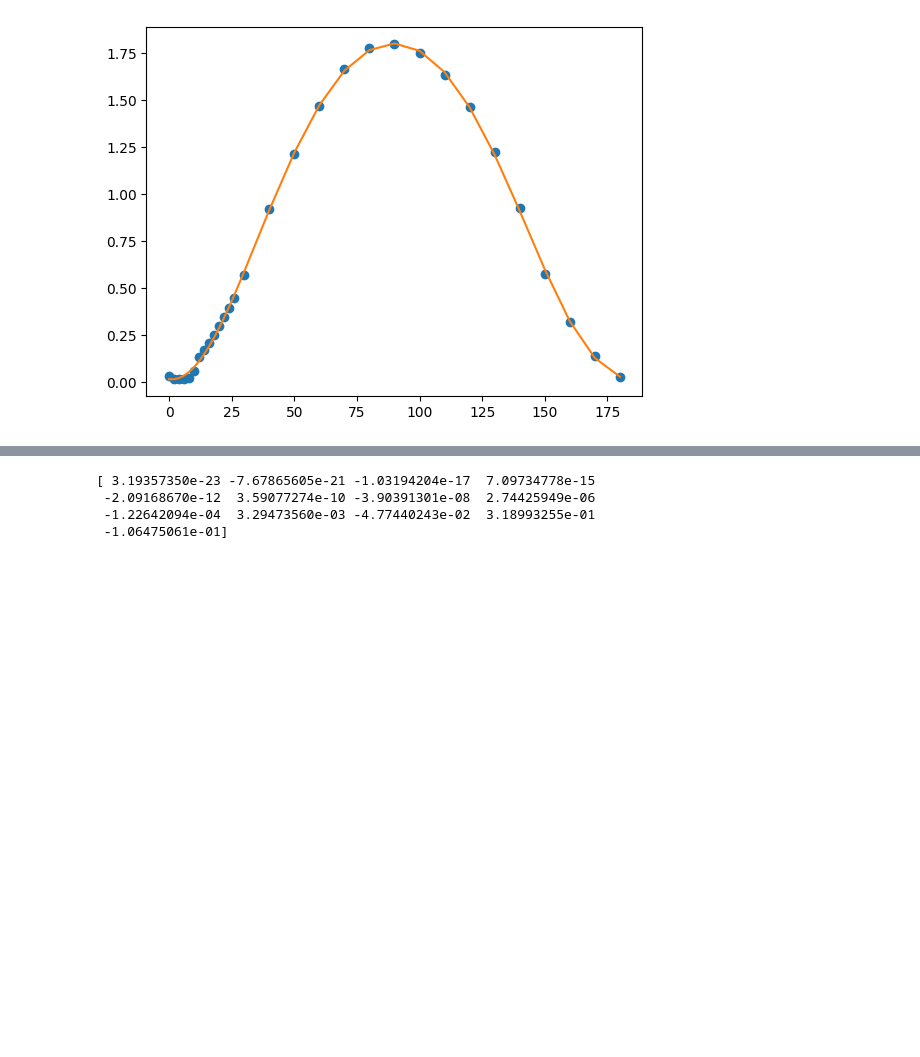
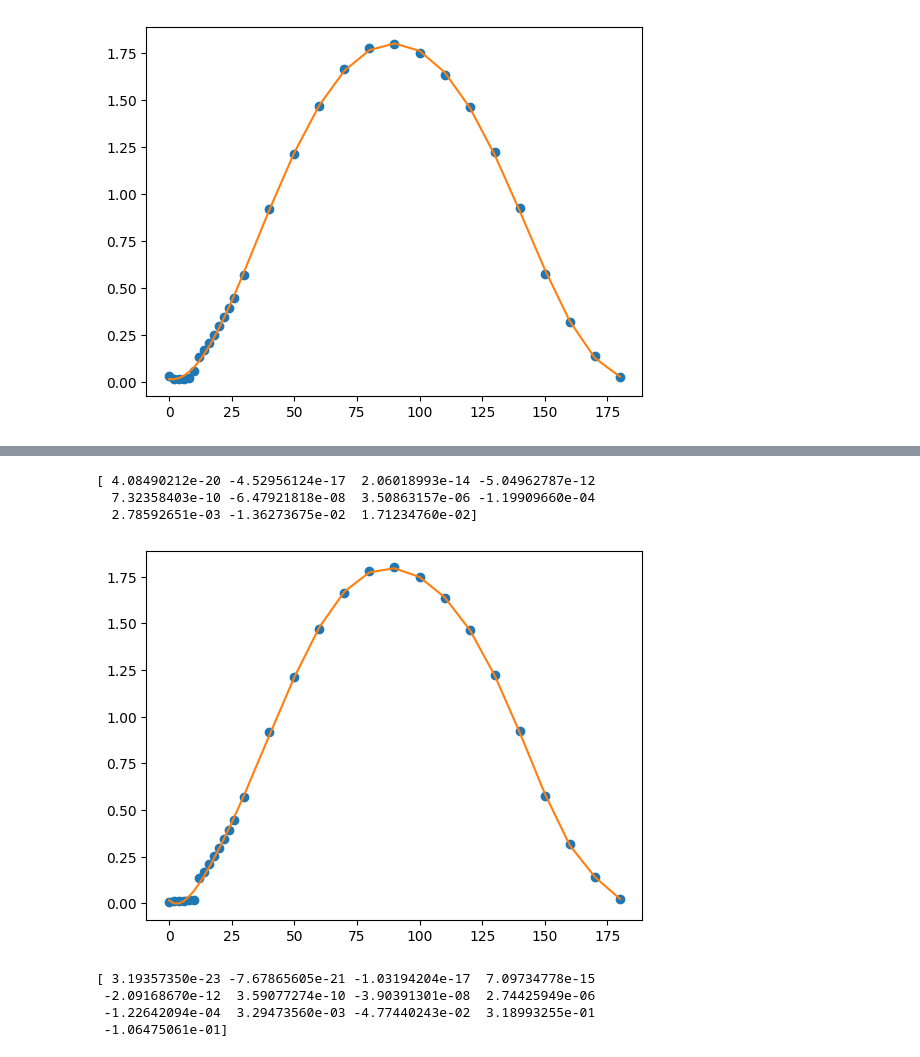
Before and after one commit to Thomasdlsv/Group08_MM, a Jupyter notebook: src/main/java/com/sailing/math/physics/polynomials.ipynb, the cells around one changed output, grey strips where cells are left out. Cells and saved outputs as stored; diff of their text form; code cells hidden in the pictures; blank space fills up the shorter version.

```diff
--- a/src/main/java/com/sailing/math/physics/polynomials.ipynb
+++ b/src/main/java/com/sailing/math/physics/polynomials.ipynb
@@ -76,3 +96,15 @@ plt.show()
+# %%
+p_cd_160 = np.polyfit(df_160k['angles'], df_160k['CD'], 10)
+print(p_cd_160)
+
+plt.plot(df_160k['angles'], df_160k['CD'], 'o')
+plt.plot(df_160k['angles'], np.polyval(p_cd_160, df_160k['angles']))
+plt.show()
+# %% [output]
+[ 4.08490212e-20 -4.52956124e-17  2.06018993e-14 -5.04962787e-12
+  7.32358403e-10 -6.47921818e-08  3.50863157e-06 -1.19909660e-04
+  2.78592651e-03 -1.36273675e-02  1.71234760e-02]
+[figure, added]
 # %%
 p_cl_360 = np.polyfit(df_360k['angles'], df_360k['CL'], 12)
 print(p_cl_360)
```
Also changed, not shown: parts of 6 cells of this notebook, 4 other files.
